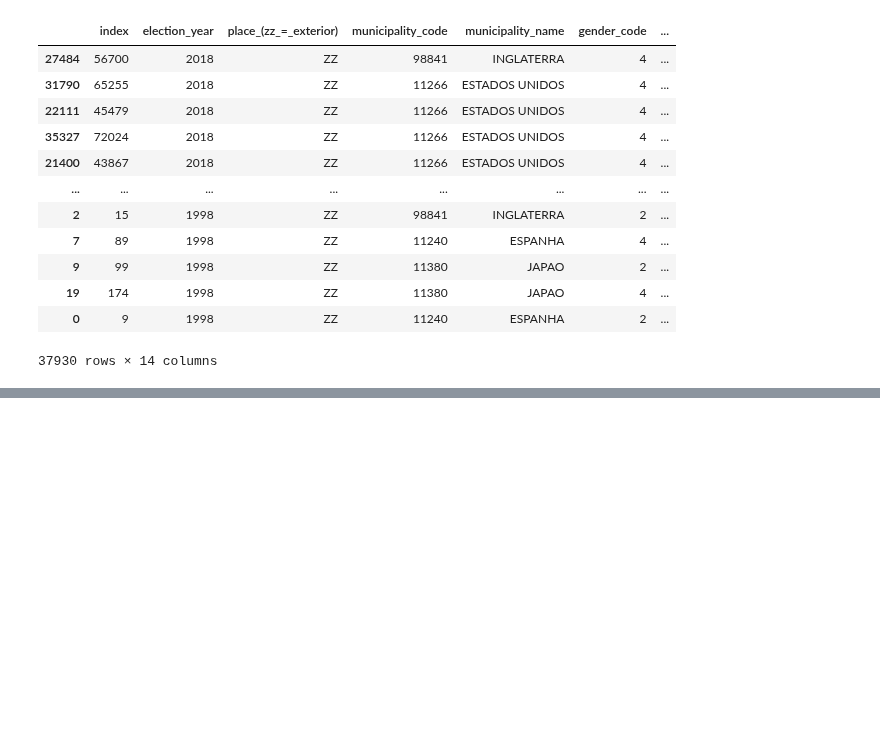
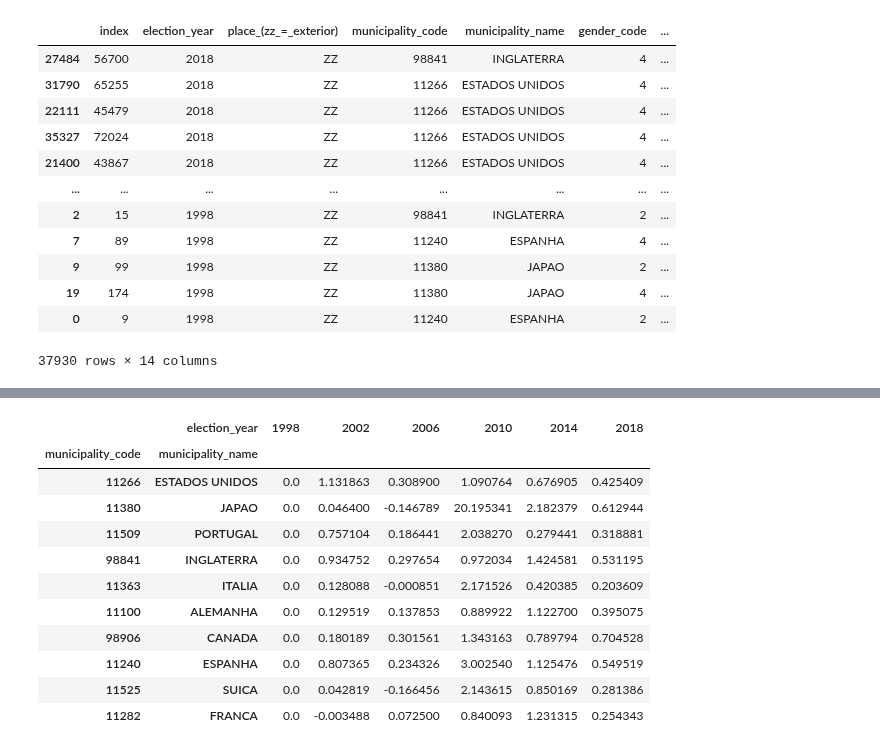
Before and after one commit to BU-Spark/ds-boston-bpda-br-election, a Jupyter notebook: TEAM1/src/electorate_location.ipynb, the cells around one changed output, grey strips where cells are left out. Cells and saved outputs as stored; diff of their text form; code cells hidden in the pictures; blank space fills up the shorter version.

```diff
--- a/TEAM1/src/electorate_location.ipynb
+++ b/TEAM1/src/electorate_location.ipynb
@@ -735,0 +752,16 @@ top_10
+# %%
+top_10_countries_growth_rate = calculate_country_growth(countries_2018.head(10))
+top_10_countries_growth_rate
+# %% [output]
+|  | election_year | 1998 | 2002 | 2006 | 2010 | 2014 | 2018 |
+| municipality_code | municipality_name |  |  |  |  |  |  |
+| 11266 | ESTADOS UNIDOS | 0.0 | 1.131863 | 0.308900 | 1.090764 | 0.676905 | 0.425409 |
+| 11380 | JAPAO | 0.0 | 0.046400 | -0.146789 | 20.195341 | 2.182379 | 0.612944 |
+| 11509 | PORTUGAL | 0.0 | 0.757104 | 0.186441 | 2.038270 | 0.279441 | 0.318881 |
+| 98841 | INGLATERRA | 0.0 | 0.934752 | 0.297654 | 0.972034 | 1.424581 | 0.531195 |
+| 11363 | ITALIA | 0.0 | 0.128088 | -0.000851 | 2.171526 | 0.420385 | 0.203609 |
+| 11100 | ALEMANHA | 0.0 | 0.129519 | 0.137853 | 0.889922 | 1.122700 | 0.395075 |
+| 98906 | CANADA | 0.0 | 0.180189 | 0.301561 | 1.343163 | 0.789794 | 0.704528 |
+| 11240 | ESPANHA | 0.0 | 0.807365 | 0.234326 | 3.002540 | 1.125476 | 0.549519 |
+| 11525 | SUICA | 0.0 | 0.042819 | -0.166456 | 2.143615 | 0.850169 | 0.281386 |
+| 11282 | FRANCA | 0.0 | -0.003488 | 0.072500 | 0.840093 | 1.231315 | 0.254343 |
```
Also changed, not shown: parts of 4 cells of this notebook, 4 other files.
